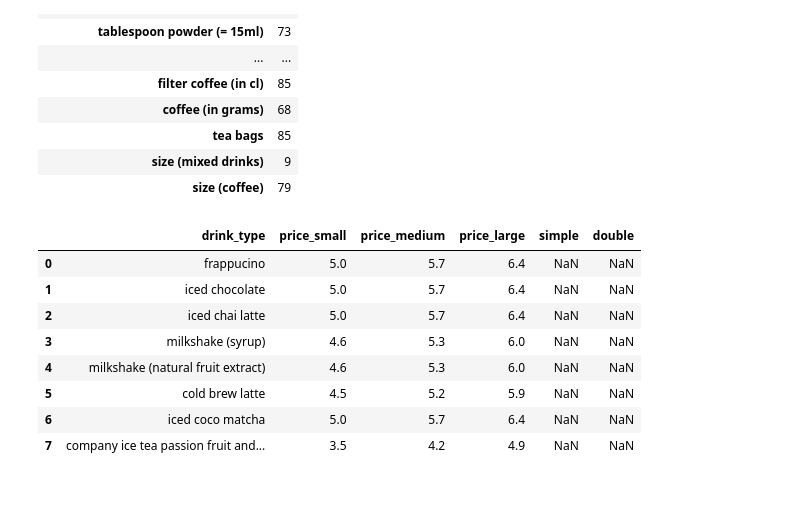
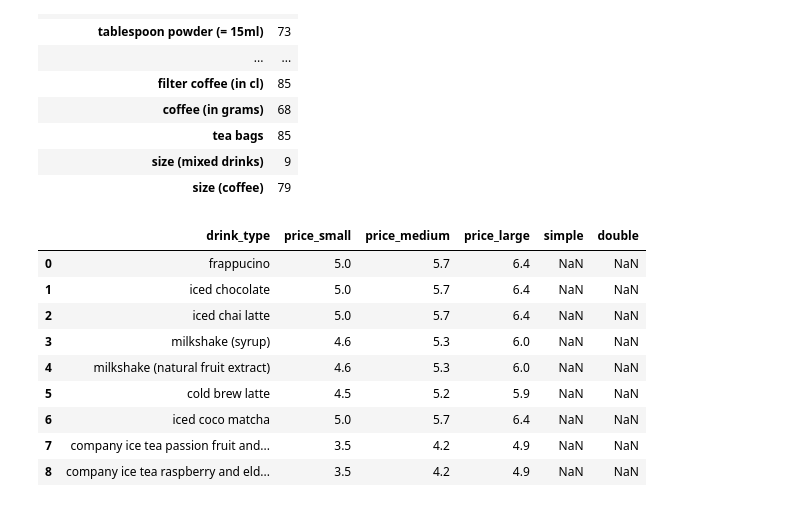
Before and after one commit to Luna-Agora/coffee, a Jupyter notebook: Notebooks/coffee notebook.ipynb, the cells around one changed output. Saved outputs shown, nothing was run; the diff lists cells and outputs as text; code cells hidden in the pictures.

```diff
--- a/Notebooks/coffee notebook.ipynb
+++ b/Notebooks/coffee notebook.ipynb
@@ -444,14 +444,15 @@ nulls
 | size (mixed drinks) | 9 |
 | size (coffee) | 79 |
 # %%
-price.head(8)
+price.head(9)
 # %% [output]
 |  | drink_type | price_small | price_medium | price_large | simple | double |
 | 0 | frappucino | 5.0 | 5.7 | 6.4 | NaN | NaN |
 | 1 | iced chocolate | 5.0 | 5.7 | 6.4 | NaN | NaN |
 | 2 | iced chai latte | 5.0 | 5.7 | 6.4 | NaN | NaN |
 | 3 | milkshake (syrup) | 4.6 | 5.3 | 6.0 | NaN | NaN |
 | 4 | milkshake (natural fruit extract) | 4.6 | 5.3 | 6.0 | NaN | NaN |
 | 5 | cold brew latte | 4.5 | 5.2 | 5.9 | NaN | NaN |
 | 6 | iced coco matcha | 5.0 | 5.7 | 6.4 | NaN | NaN |
 | 7 | company ice tea passion fruit and... | 3.5 | 4.2 | 4.9 | NaN | NaN |
+| 8 | company ice tea raspberry and eld... | 3.5 | 4.2 | 4.9 | NaN | NaN |
```
